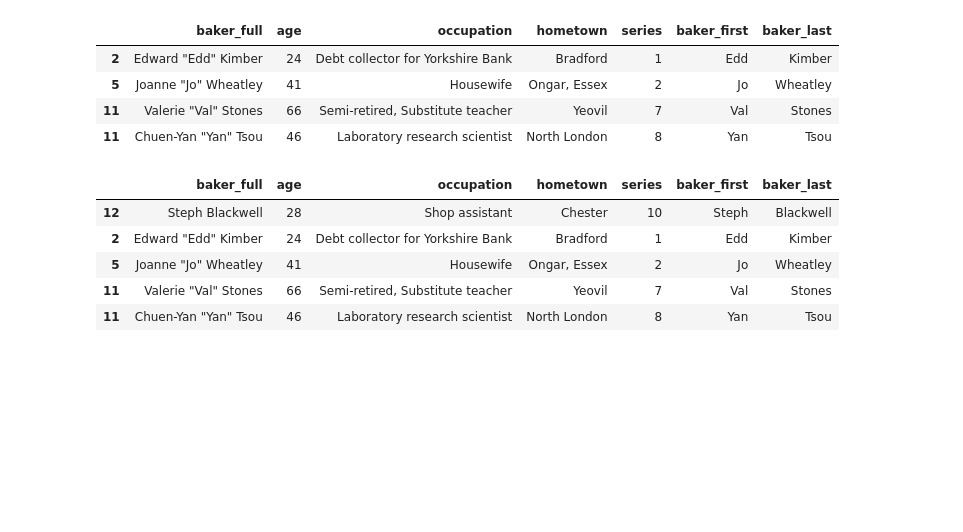
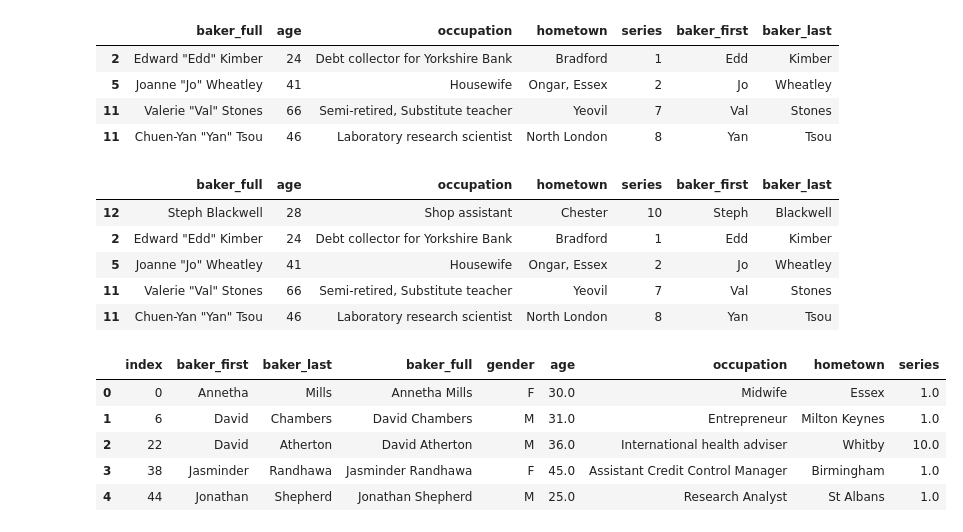
Before and after one commit to benjyms/the_great_bakeoff, a Jupyter notebook: explore.ipynb, the cells around one changed output. Saved outputs shown, nothing was run; the diff lists cells and outputs as text; code cells hidden in the pictures; blank space fills up the shorter version.

```diff
--- a/explore.ipynb
+++ b/explore.ipynb
@@ -443,3 +443,18 @@ bakers_df.tail()
 | 5 | Joanne "Jo" Wheatley | 41 | Housewife | Ongar, Essex | 2 | Jo | Wheatley |
 | 11 | Valerie "Val" Stones | 66 | Semi-retired, Substitute teacher | Yeovil | 7 | Val | Stones |
 | 11 | Chuen-Yan "Yan" Tsou | 46 | Laboratory research scientist | North London | 8 | Yan | Tsou |
+# %%
+bakers_tbl = pd.merge(bakers_df, outcome_df, left_on="baker_first", right_on="baker", how="outer")
+bakers_tbl = bakers_tbl[["baker_first", "baker_last", "baker_full", "gender", "age_x", "occupation", "hometown", "series"]]
+bakers_tbl.drop_duplicates(inplace=True)
+bakers_tbl.dropna(subset=['baker_first'], inplace=True)
+bakers_tbl.reset_index(inplace=True)
+bakers_tbl = bakers_tbl.rename(columns={'age_x': 'age'})
+bakers_tbl.head()
+# %% [output]
+|  | index | baker_first | baker_last | baker_full | gender | age | occupation | hometown | series |
+| 0 | 0 | Annetha | Mills | Annetha Mills | F | 30.0 | Midwife | Essex | 1.0 |
+| 1 | 6 | David | Chambers | David Chambers | M | 31.0 | Entrepreneur | Milton Keynes | 1.0 |
+| 2 | 22 | David | Atherton | David Atherton | M | 36.0 | International health adviser | Whitby | 10.0 |
+| 3 | 38 | Jasminder | Randhawa | Jasminder Randhawa | F | 45.0 | Assistant Credit Control Manager | Birmingham | 1.0 |
+| 4 | 44 | Jonathan | Shepherd | Jonathan Shepherd | M | 25.0 | Research Analyst | St Albans | 1.0 |
```
Also changed, not shown: parts of 2 cells of this notebook.
